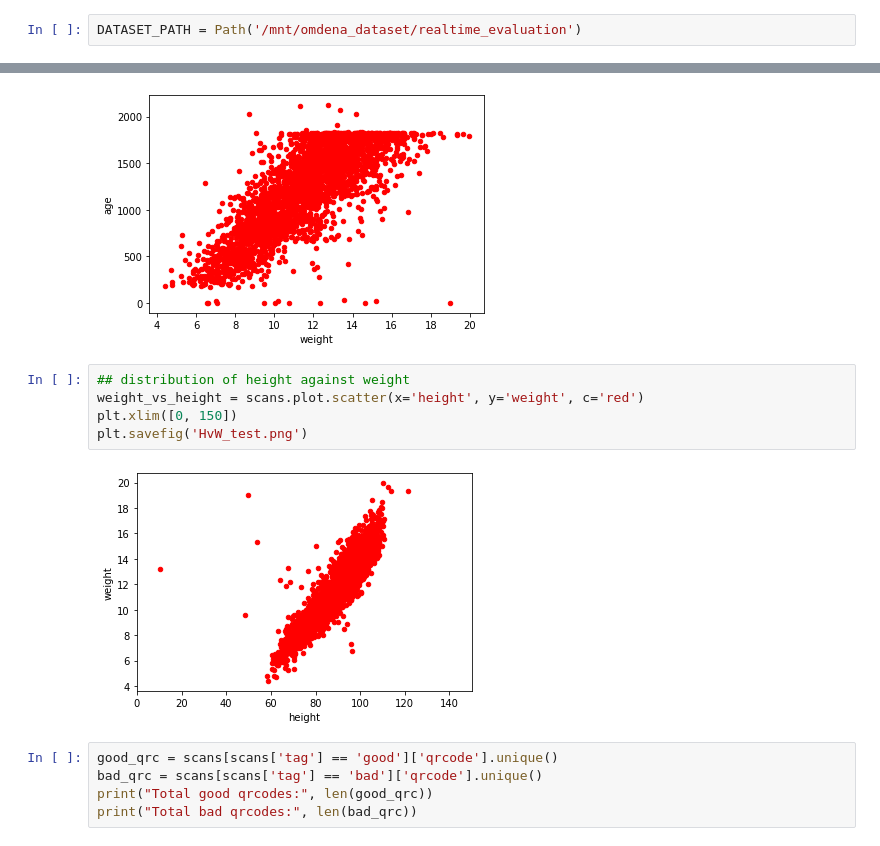
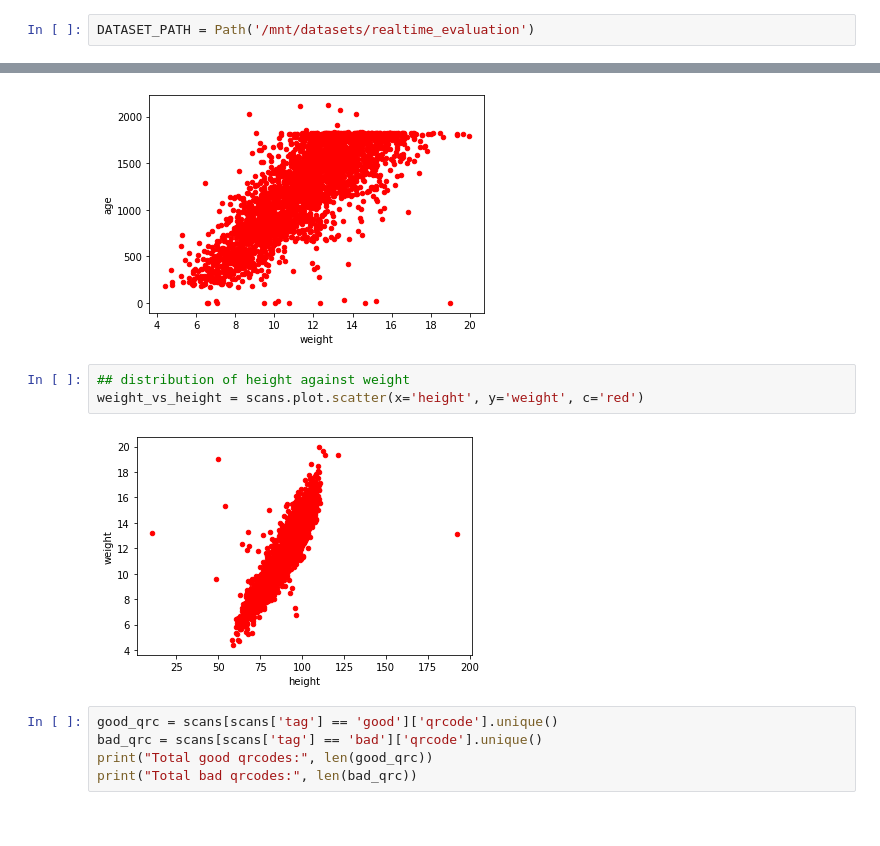
Before and after one commit to Welthungerhilfe/cgm-ml, a Jupyter notebook: src/data_utils/dataset_EDA/anon-realtime-evaluation/EDA_anon-realtime-evaluation.ipynb, the cells around one changed output, grey strips where cells are left out. Saved outputs shown, nothing was run; the diff lists cells and outputs as text.

```diff
--- a/src/data_utils/dataset_EDA/anon-realtime-evaluation/EDA_anon-realtime-evaluation.ipynb
+++ b/src/data_utils/dataset_EDA/anon-realtime-evaluation/EDA_anon-realtime-evaluation.ipynb
@@ -16,7 +16,7 @@ import matplotlib.pyplot as plt
 sys.path.append(str(Path(os.getcwd()).parent))
 from data_utilities import convert_age_from_days_to_years, draw_age_distribution, draw_sex_distribution, calculate_code_age_distribution
 # %%
-DATASET_PATH = Path('/mnt/omdena_dataset/realtime_evaluation')
+DATASET_PATH = Path('/mnt/datasets/realtime_evaluation')
 # %%
 # Takes more than 53min therefore commented out
 # rgb_files = glob(str(DATASET_PATH / 'RGB/**/*.jpg'))
@@ -145,10 +137,8 @@ weight_vs_age = scans.plot.scatter(x='weight',
 # %%
 ## distribution of height against weight
 weight_vs_height = scans.plot.scatter(x='height', y='weight', c='red')
-plt.xlim([0, 150])
-plt.savefig('HvW_test.png')
 # %% [output]
-[figure, old version]
+[figure, new version]
 # %%
 good_qrc = scans[scans['tag'] == 'good']['qrcode'].unique()
 bad_qrc = scans[scans['tag'] == 'bad']['qrcode'].unique()
```
Also changed, not shown: parts of 3 cells of this notebook.
